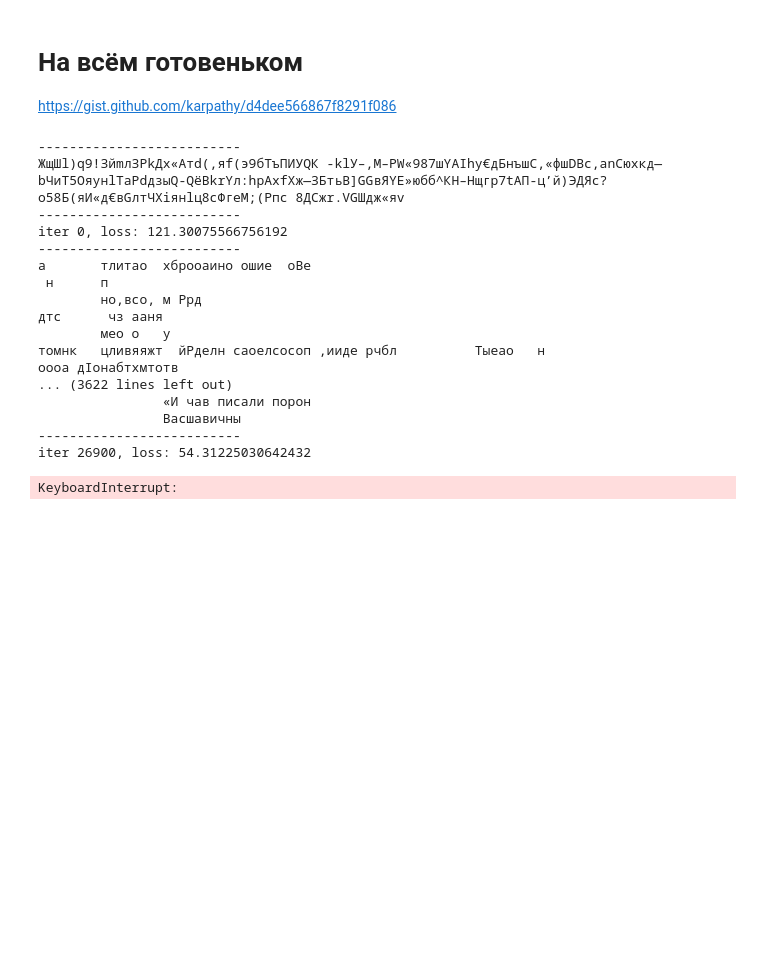
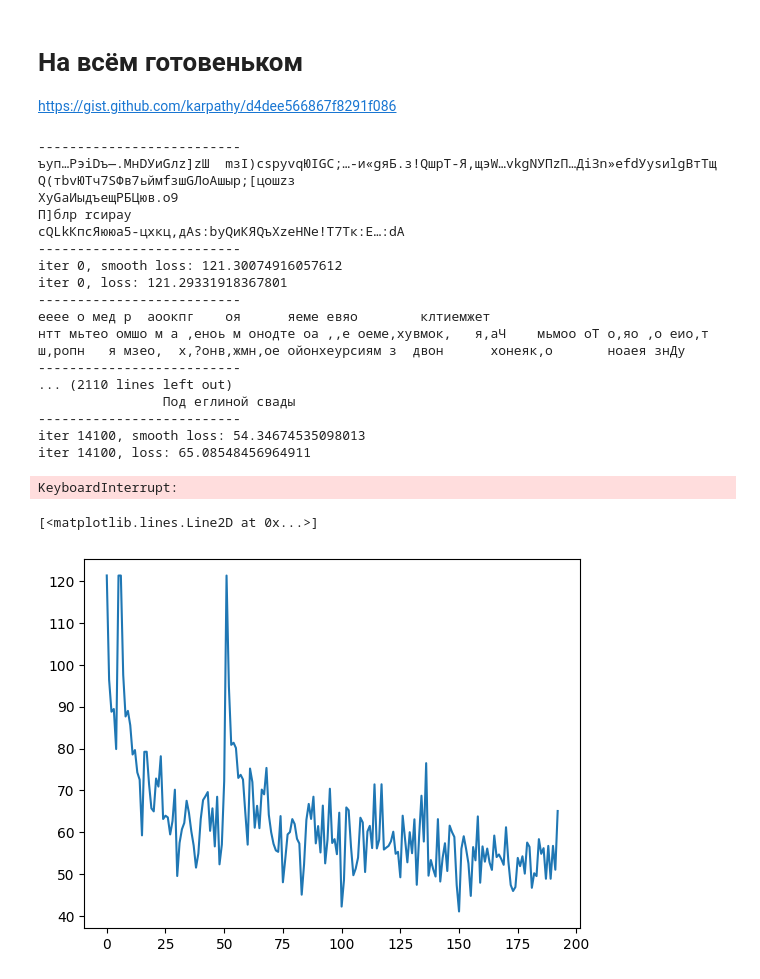
Before and after one commit to IgorZhiltsoff/ml-course, a Jupyter notebook: homeworks/hw3/assgn.ipynb, the cells around one changed output. Saved outputs shown, nothing was run; the diff lists cells and outputs as text; code cells hidden in the pictures; blank space fills up the shorter version.

```diff
--- a/homeworks/hw3/assgn.ipynb
+++ b/homeworks/hw3/assgn.ipynb
@@ -299,0 +351,11 @@ class SimplestRNN:
+# %%
+def linear_redblue_gradient(red_ratio):
+    red = np.array([255, 0, 0])
+    blue = np.array([0, 0, 255])
+    return tuple((red_ratio * red + (1 - red_ratio) * blue).astype(int))
+# %%
+img = Image.new('RGB', (200, 100))
+d = ImageDraw.Draw(img)
+for i in range(10):
+    d.text((20, 10 * (i + 2)), 'Hello', fill=linear_redblue_gradient(i / 10))
+img.show()
@@ -553,6 +612,8 @@ print('File saved to `submission_dict.json`')
 # %% [markdown]
 # На всём готовеньком
 https://gist.github.com/karpathy/d4dee566867f8291f086
+# %%
+karpathy_loss = []
 # %%
 """
 Minimal character-level Vanilla RNN model. Written by Andrej Karpathy (@karpathy)
@@ -633,17 +694,18 @@ def sample(h, seed_ix, n):
     ixes.append(ix)
   return ixes
 
-n, p = 0, 0
+param = None
+n, param = 0, 0
 mWxh, mWhh, mWhy = np.zeros_like(Wxh), np.zeros_like(Whh), np.zeros_like(Why)
 mbh, mby = np.zeros_like(bh), np.zeros_like(by) # memory variables for Adagrad
 smooth_loss = -np.log(1.0/vocab_size)*seq_length # loss at iteration 0
 while True:
   # prepare inputs (we're sweeping from left to right in steps seq_length long)
-  if p+seq_length+1 >= len(data) or n == 0:
+  if param+seq_length+1 >= len(data) or n == 0:
     hprev = np.zeros((hidden_size,1)) # reset RNN memory
-    p = 0 # go from start of data
-  inputs = [char_to_ix[ch] for ch in data[p:p+seq_length]]
-  targets = [char_to_ix[ch] for ch in data[p+1:p+seq_length+1]]
+    param = 0 # go from start of data
+  inputs = [char_to_ix[ch] for ch in data[param:param+seq_length]]
+  targets = [char_to_ix[ch] for ch in data[param+1:param+seq_length+1]]
 
   # sample from the model now and then
   if n % 100 == 0:
@@ -652,38 +714,46 @@ while True:
     print('--------------------------')
     print(txt)
     print('--------------------------')
+    #print(hprev)
 
   # forward seq_length characters through the net and fetch gradient
   loss, dWxh, dWhh, dWhy, dbh, dby, hprev = lossFun(inputs, targets, hprev)
   smooth_loss = smooth_loss * 0.999 + loss * 0.001
   if n % 100 == 0:
-    print(f'iter {n}, loss: {smooth_loss}')
+    karpathy_loss.append(loss)
+    print(f'iter {n}, smooth loss: {smooth_loss}')
+    print(f'iter {n}, loss: {loss}')
 
   # perform parameter update with Adagrad
-  for param, dparam, mem in zip([Wxh, Whh, Why, bh, by],
+  for param1, dparam, mem in zip([Wxh, Whh, Why, bh, by],
                                 [dWxh, dWhh, dWhy, dbh, dby],
                                 [mWxh, mWhh, mWhy, mbh, mby]):
     mem += dparam * dparam
-    param += -learning_rate * dparam / np.sqrt(mem + 1e-8) # adagrad update
+    param1 += -learning_rate * dparam / np.sqrt(mem + 1e-8) # adagrad update
 
-  p += seq_length # move data pointer
+  param += seq_length # move data pointer
   n += 1 # iteration counter
 # %% [output]
 --------------------------
-ЖщШl)q9!ЗйmлЗРkДх«Aтd(,яf(э9бТъПИУQК -klУ–,М–РW«987шYАIhу€дБнъшС,«фшDВс,anСюхкд—bЧиT5ОяунlТаРdдзыQ-QёВkrYл:hpAхfXж—ЗБтьВ]GGвЯYЕ»юбб^КH–Нщгр7tAП-ц’й)ЭДЯc?о58Б(яИ«д€вGлтЧXiянlц8сФгeM;(Рпc 8ДCжr.VGШдж«яv
+ъyп…РэiDъ—.МнDУиGлz]zШ  mзI)cspyvqЮIGС;…-и«gяБ.з!QшрT-Я,щэW…vkgNУПzП…ДiЗn»еfdУуsиlgBтTщ Q(тbvЮTч7SФв7ьймfзшGЛoAшыр;[цошzз
+ХyGаИыдъещPБЦюв.о9
+П]блp rcиpау
+сQLkКпcЯююa5-цхкц,дАs:bуQиКЯQъХzeHNе!T7Тк:Е…:dA
 --------------------------
-iter 0, loss: 121.30075566756192
+iter 0, smooth loss: 121.30074916057612
+iter 0, loss: 121.29331918367801
 --------------------------
-а       тлитао  хброоаино ошиe  оВе
- н      п
-        но,всо, м Рpд
-дтс      чз aаня
-        мео о   у
-томнк   цливяяжт  йРделн саоелсосоп ,ииде рчбл          Тыеао   н
-оооа дIонабтхмтотв
-... (3622 lines left out)
-                «И чав писали порон
-                Васшавичны
+ееее о мед р  аоокпг    оя      яеме евяо        клтиемжет
+нтт мьтео омшо м а ,еноь м онодте оа ,,е оеме,хувмок,   я,аЧ    мьмоо оТ о,яо ,о еио,т ш,ропн   я мзео,  х,?онв,жмн,ое ойонхеурсиям з  двон      хонеяк,о       ноаея знДу
 --------------------------
-iter 26900, loss: 54.31225030642432
+... (2110 lines left out)
+                Под еглиной свады
+--------------------------
+iter 14100, smooth loss: 54.34674535098013
+iter 14100, loss: 65.08548456964911
 KeyboardInterrupt:
+# %%
+plt.plot(karpathy_loss)
+# %% [output]
+[<matplotlib.lines.Line2D at 0x...>]
+[figure, added]
```
Also changed, not shown: parts of 13 cells of this notebook, 1 other file.
